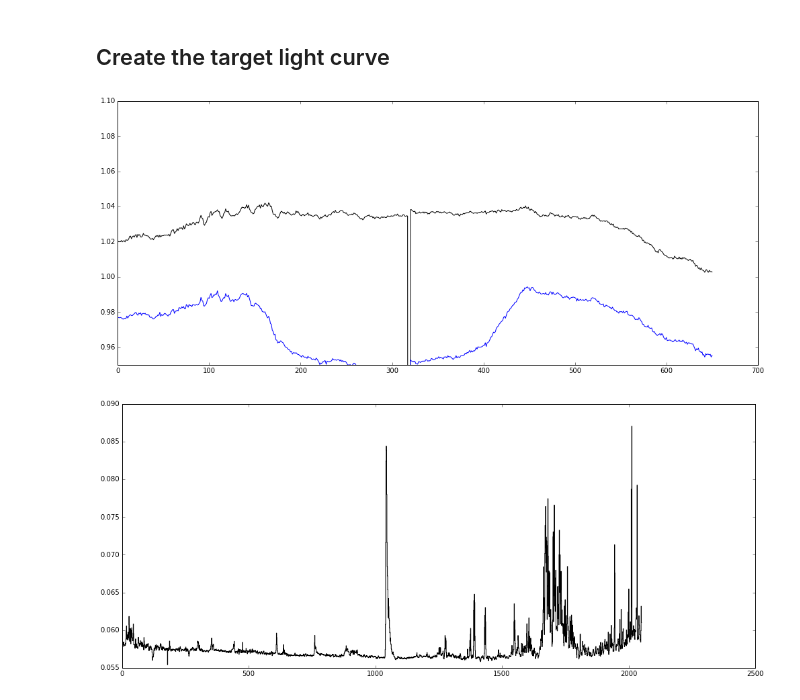
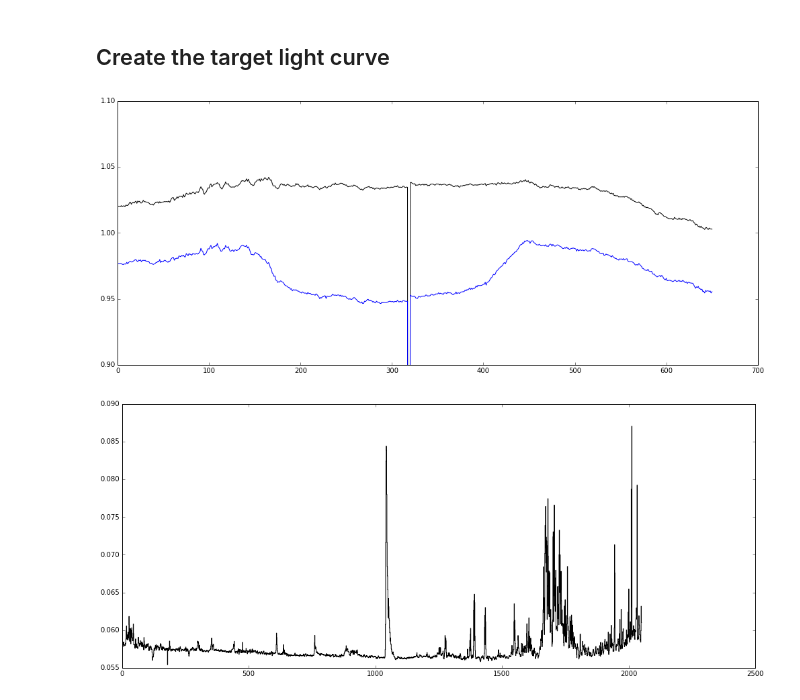
Before and after one commit to hpparvi/Parviainen-2017-WASP-80b, a Jupyter notebook: 06_light_curve_generation.ipynb, the cells around one changed output. Cells and saved outputs as stored; diff of their text form; code cells hidden in the pictures.

```diff
--- a/06_light_curve_generation.ipynb
+++ b/06_light_curve_generation.ipynb
@@ -63,8 +69,8 @@ pf.writeto(join(reddir,'spectra_2.fits'), flux2, clobber=True)
 # %%
 fig,ax = subplots(1,1,figsize=(14,6))
 plot(flux1.mean(1)+0.05,'k')
 plot(flux2.mean(1),'b')
-ylim(0.95,1.1)
+ylim(0.9,1.1)
 fig.tight_layout()
 # %% [output]
-[figure, old version]
+[figure, new version]
```
Also changed, not shown: parts of 17 cells of this notebook.
